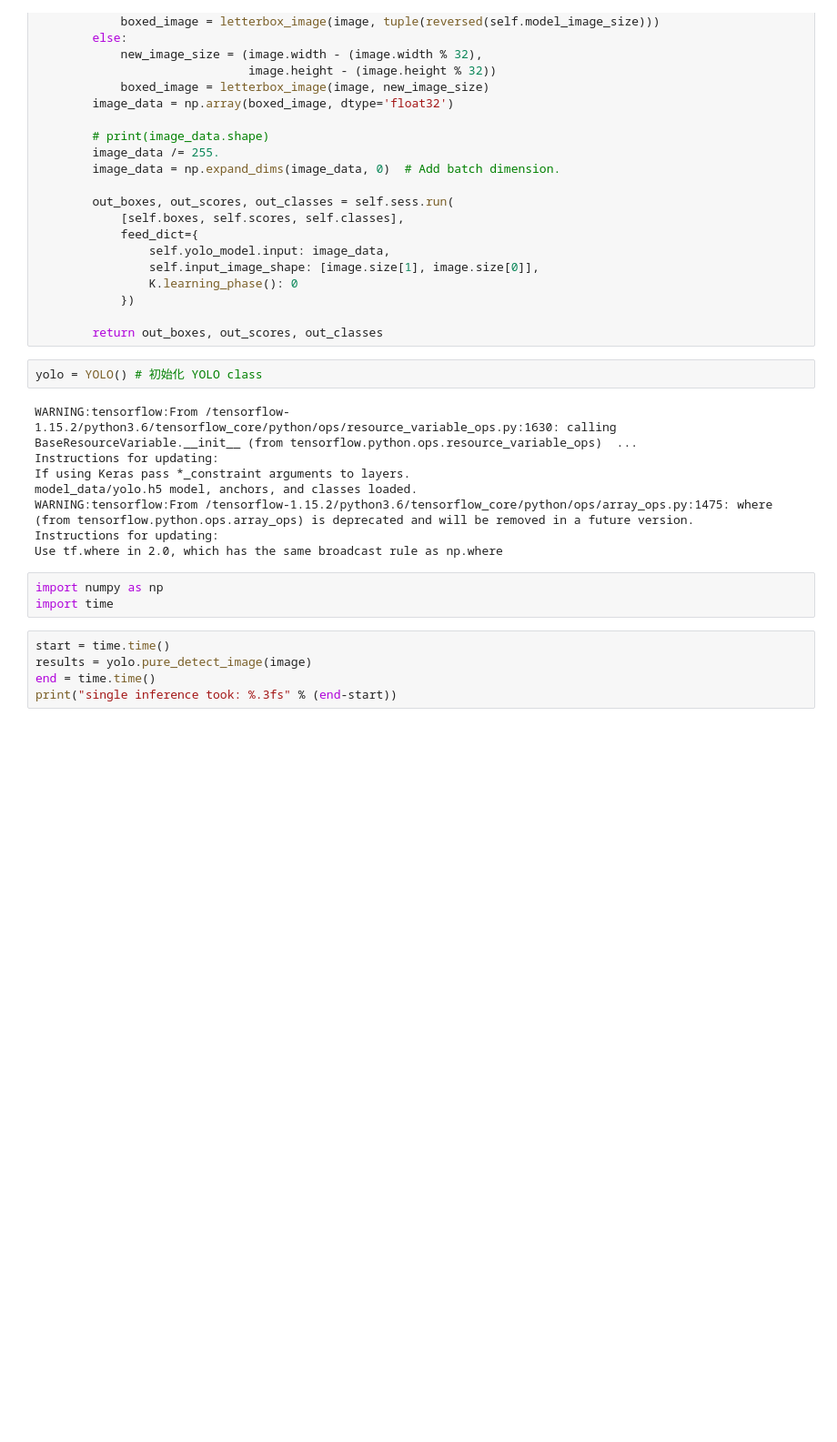
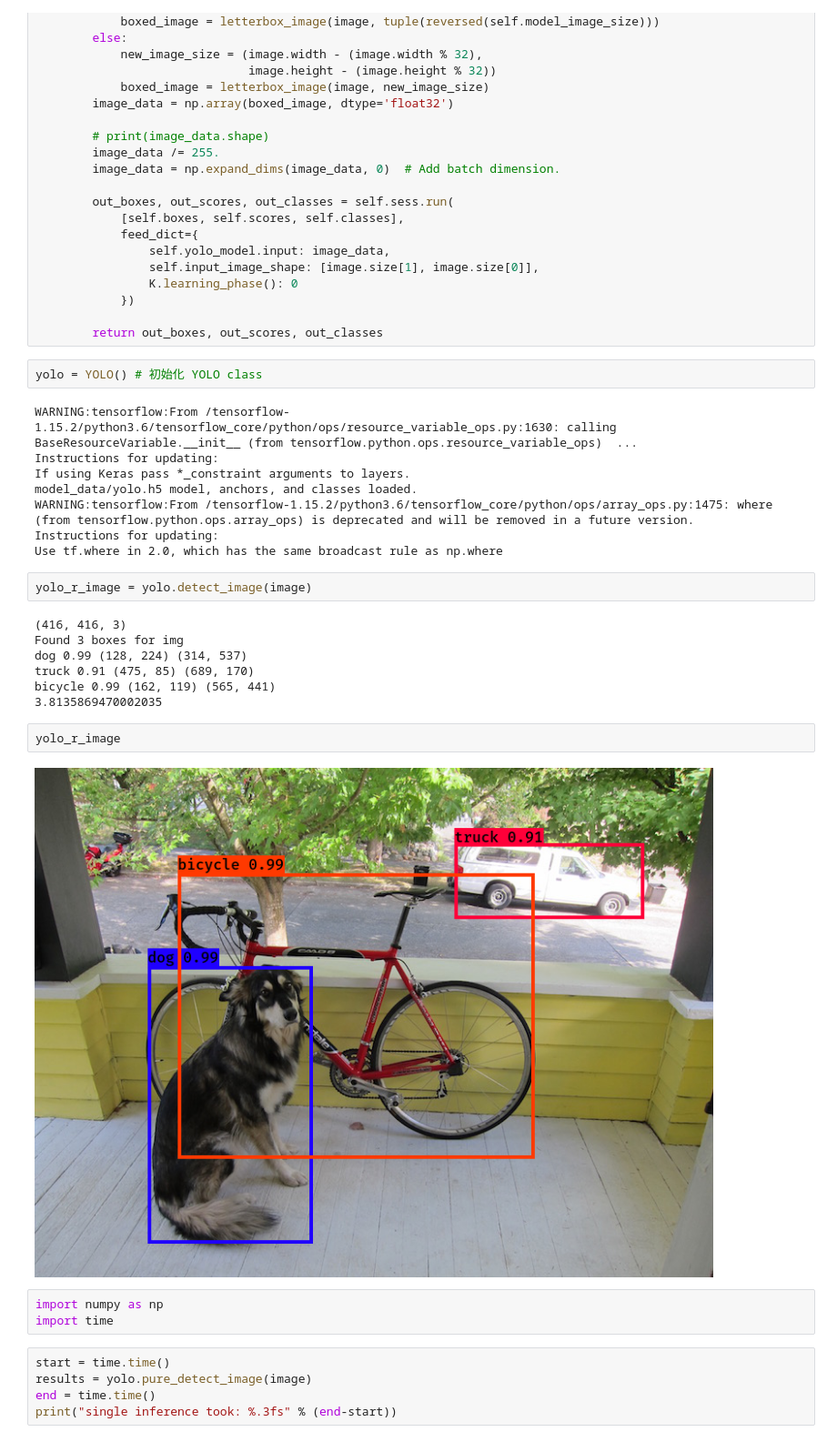
Before and after one commit to yiruchen1993/1st-DL-CVMarathon, a Jupyter notebook: Day40_yolov3_tiny_HW.ipynb, the cells around one changed output. Shown at 91% size. Saved outputs shown, nothing was run; the diff lists cells and outputs as text; blank space fills up the shorter version.

```diff
--- a/Day40_yolov3_tiny_HW.ipynb
+++ b/Day40_yolov3_tiny_HW.ipynb
@@ -239,6 +239,19 @@ model_data/yolo.h5 model, anchors, and classes loaded.
 WARNING:tensorflow:From /tensorflow-1.15.2/python3.6/tensorflow_core/python/ops/array_ops.py:1475: where (from tensorflow.python.ops.array_ops) is deprecated and will be removed in a future version.
 Instructions for updating:
 Use tf.where in 2.0, which has the same broadcast rule as np.where
+# %%
+yolo_r_image = yolo.detect_image(image)
+# %% [output]
+(416, 416, 3)
+Found 3 boxes for img
+dog 0.99 (128, 224) (314, 537)
+truck 0.91 (475, 85) (689, 170)
+bicycle 0.99 (162, 119) (565, 441)
+3.8135869470002035
+# %%
+yolo_r_image
+# %% [output]
+[figure, added]
 # %%
 import numpy as np
 import time
```
Also changed, not shown: parts of 10 cells of this notebook.
